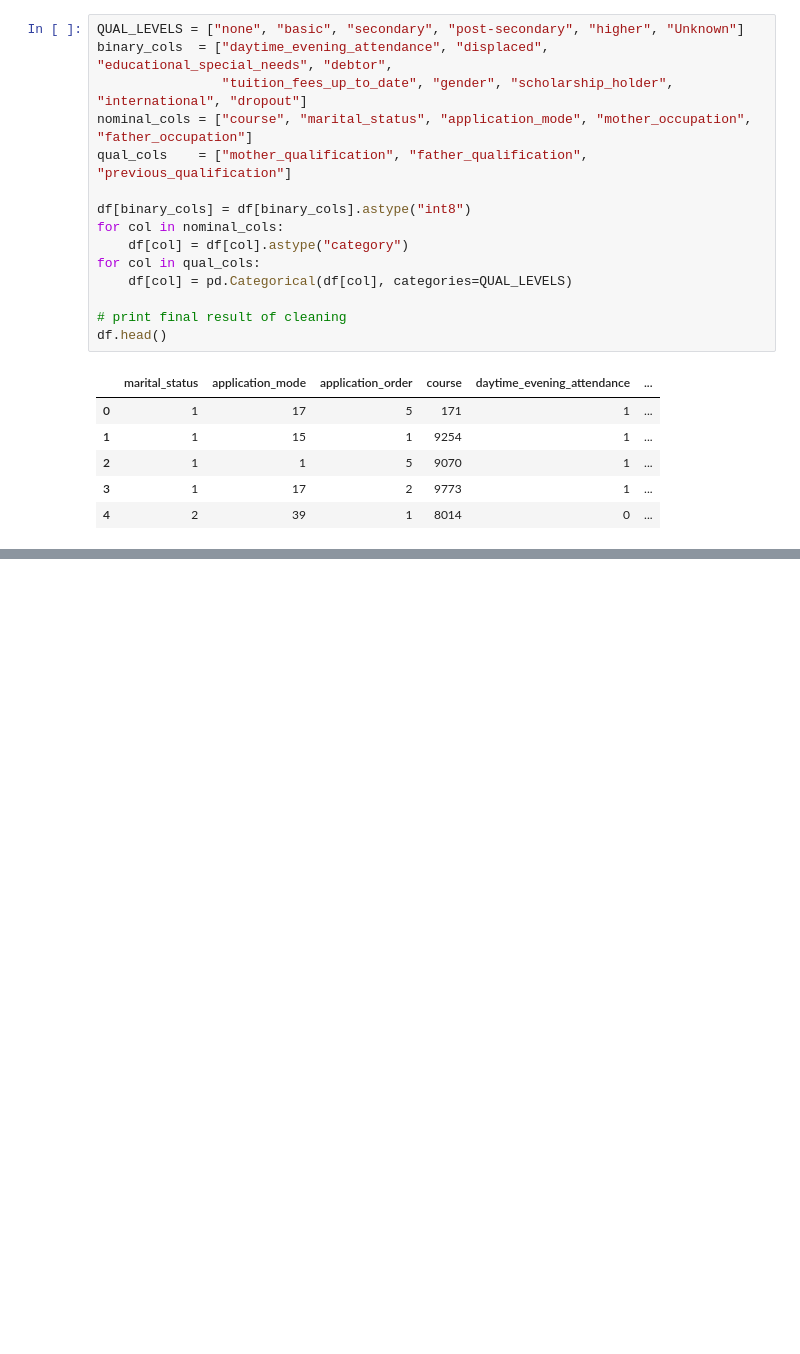
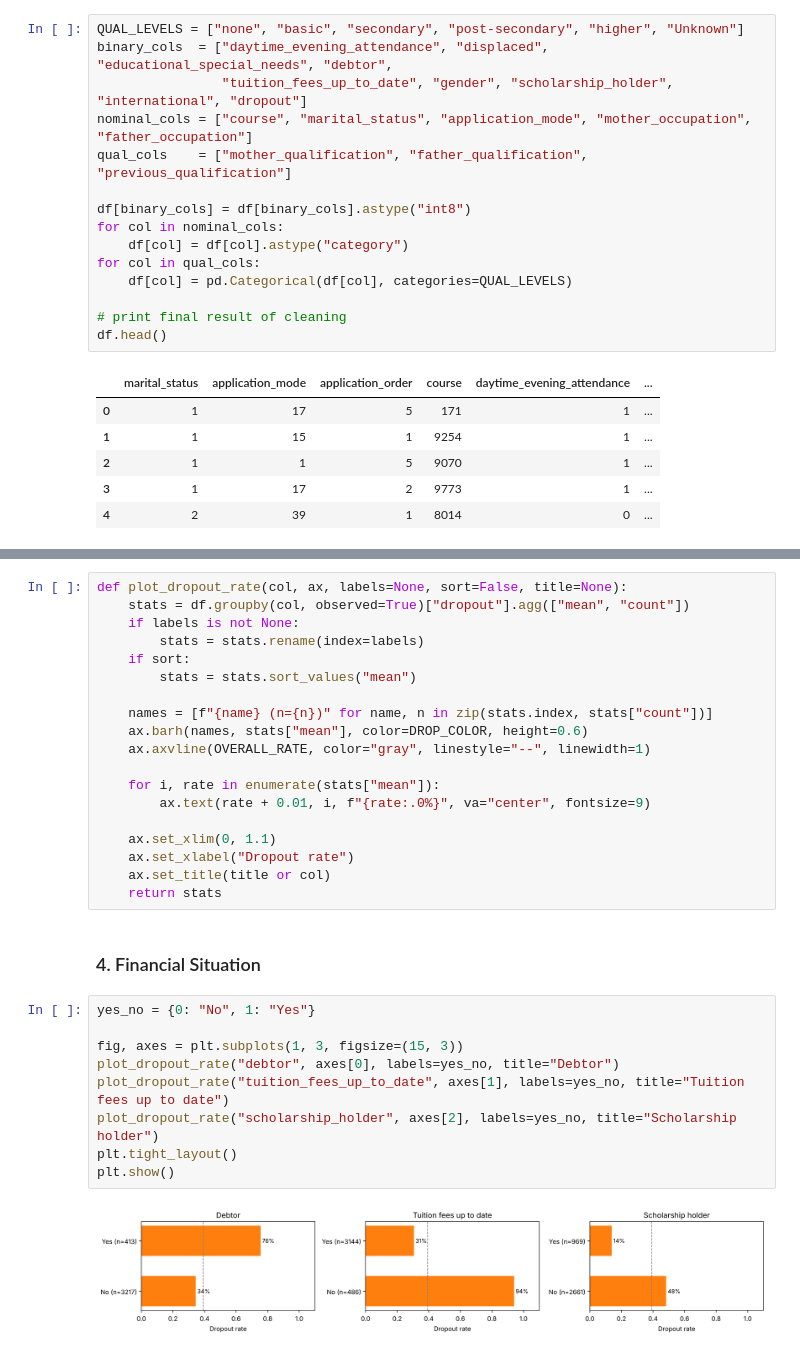
Before and after one commit to QAryan/cis-4020-project, a Jupyter notebook: project.ipynb, the cells around one changed output, grey strips where cells are left out. Cells and saved outputs as stored; diff of their text form; blank space fills up the shorter version.

```diff
--- a/project.ipynb
+++ b/project.ipynb
@@ -223,0 +286,32 @@ df.head()
+# %%
+def plot_dropout_rate(col, ax, labels=None, sort=False, title=None):
+    stats = df.groupby(col, observed=True)["dropout"].agg(["mean", "count"])
+    if labels is not None:
+        stats = stats.rename(index=labels)
+    if sort:
+        stats = stats.sort_values("mean")
+
+    names = [f"{name} (n={n})" for name, n in zip(stats.index, stats["count"])]
+    ax.barh(names, stats["mean"], color=DROP_COLOR, height=0.6)
+    ax.axvline(OVERALL_RATE, color="gray", linestyle="--", linewidth=1)
+
+    for i, rate in enumerate(stats["mean"]):
+        ax.text(rate + 0.01, i, f"{rate:.0%}", va="center", fontsize=9)
+
+    ax.set_xlim(0, 1.1)
+    ax.set_xlabel("Dropout rate")
+    ax.set_title(title or col)
+    return stats
+# %% [markdown]
+### 4. Financial Situation
+# %%
+yes_no = {0: "No", 1: "Yes"}
+
+fig, axes = plt.subplots(1, 3, figsize=(15, 3))
+plot_dropout_rate("debtor", axes[0], labels=yes_no, title="Debtor")
+plot_dropout_rate("tuition_fees_up_to_date", axes[1], labels=yes_no, title="Tuition fees up to date")
+plot_dropout_rate("scholarship_holder", axes[2], labels=yes_no, title="Scholarship holder")
+plt.tight_layout()
+plt.show()
+# %% [output]
+[figure, added]
```
Also changed, not shown: parts of 31 cells of this notebook.
